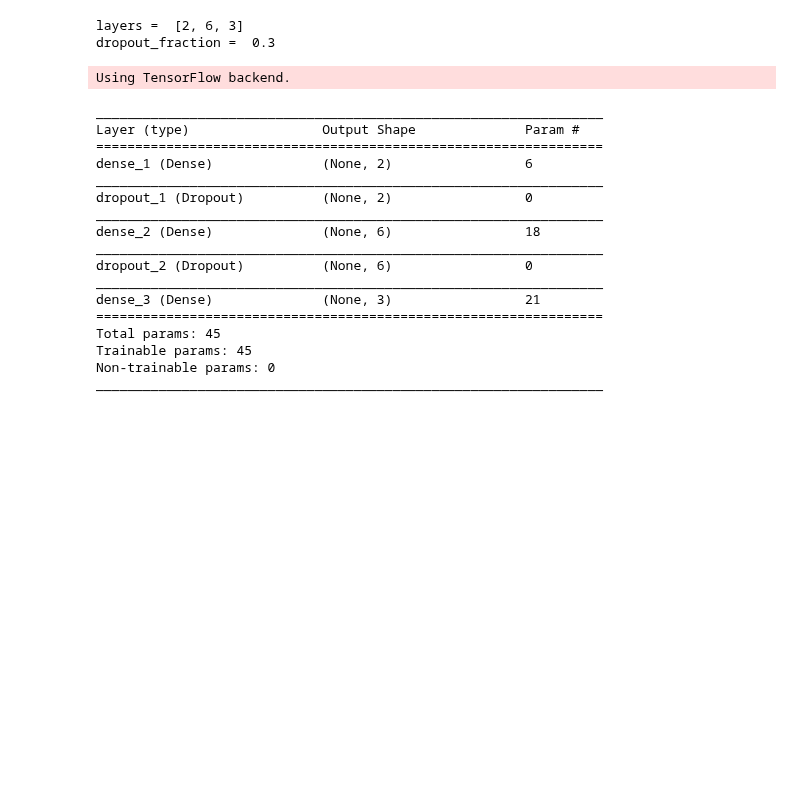
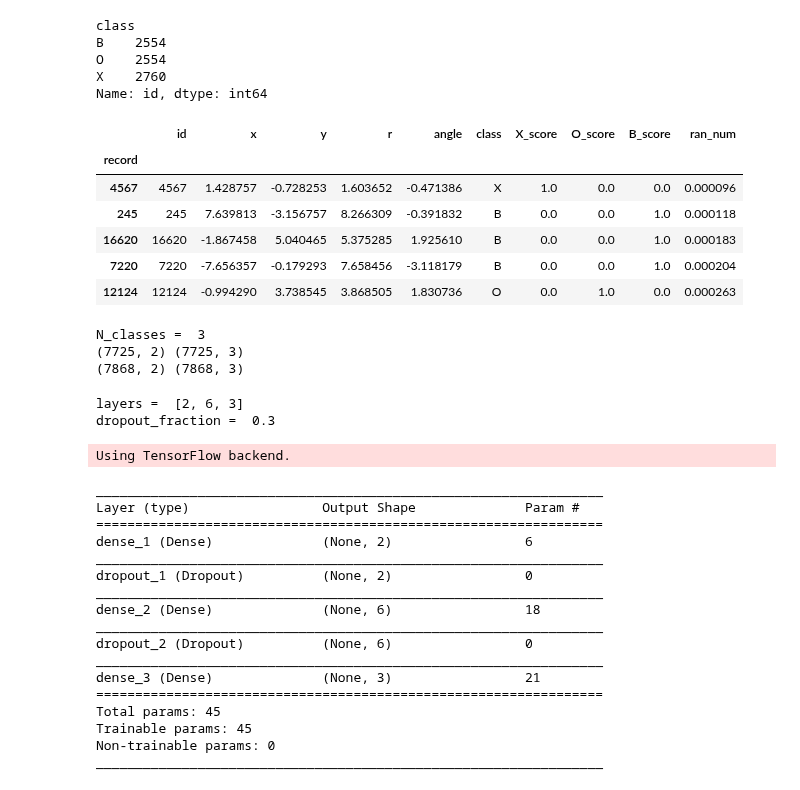
Before and after one commit to joehahn/exes-n-ohs, a Jupyter notebook: mlp_model.ipynb, the cells around one changed output. Drawn from its saved outputs; the diff is of its cells as text; code cells hidden in the pictures; blank space fills up the shorter version.

```diff
--- a/mlp_model.ipynb
+++ b/mlp_model.ipynb
@@ -98,3 +107,43 @@ Name: id, dtype: int64
+# %%
+#rebalance validation data
+df = validate
+idx_O = (df['class'] == 'O')
+idx_X = (df['class'] == 'X')
+idx_B = (df['class'] == 'B')
+df = df[idx_O].append(df[idx_X]).append(df[idx_B].sample(n=idx_O.sum()))
+df['ran_num'] = np.random.uniform(size=len(df))
+validate_balanced = df.sort_values('ran_num')
+print validate_balanced.groupby('class')['id'].count()
+validate_balanced.head()
+# %% [output]
+class
+B    2554
+O    2554
+X    2760
+Name: id, dtype: int64
+|  | id | x | y | r | angle | class | X_score | O_score | B_score | ran_num |
+| record |  |  |  |  |  |  |  |  |  |  |
+| 4567 | 4567 | 1.428757 | -0.728253 | 1.603652 | -0.471386 | X | 1.0 | 0.0 | 0.0 | 0.000096 |
+| 245 | 245 | 7.639813 | -3.156757 | 8.266309 | -0.391832 | B | 0.0 | 0.0 | 1.0 | 0.000118 |
+| 16620 | 16620 | -1.867458 | 5.040465 | 5.375285 | 1.925610 | B | 0.0 | 0.0 | 1.0 | 0.000183 |
+| 7220 | 7220 | -7.656357 | -0.179293 | 7.658456 | -3.118179 | B | 0.0 | 0.0 | 1.0 | 0.000204 |
+| 12124 | 12124 | -0.994290 | 3.738545 | 3.868505 | 1.830736 | O | 0.0 | 1.0 | 0.0 | 0.000263 |
+# %%
+#select x-features and y = target variables = class-scores
+x_cols = ['x', 'y']
+y_cols = ['O_score', 'X_score', 'B_score']
+N_classes = len(y_cols)
+print 'N_classes = ', N_classes
+x_train = train_balanced[x_cols].values
+y_train = train_balanced[y_cols].values
+print x_train.shape, y_train.shape
+x_val = validate_balanced[x_cols].values
+y_val = validate_balanced[y_cols].values
+print x_val.shape, y_val.shape
+# %% [output]
+N_classes =  3
+(7725, 2) (7725, 3)
+(7868, 2) (7868, 3)
 # %%
 #this helper function assembles a simple MLP classifier
 def mlp_classifier(layers, dropout_fraction=None):
```
Also changed, not shown: parts of 6 cells of this notebook.
